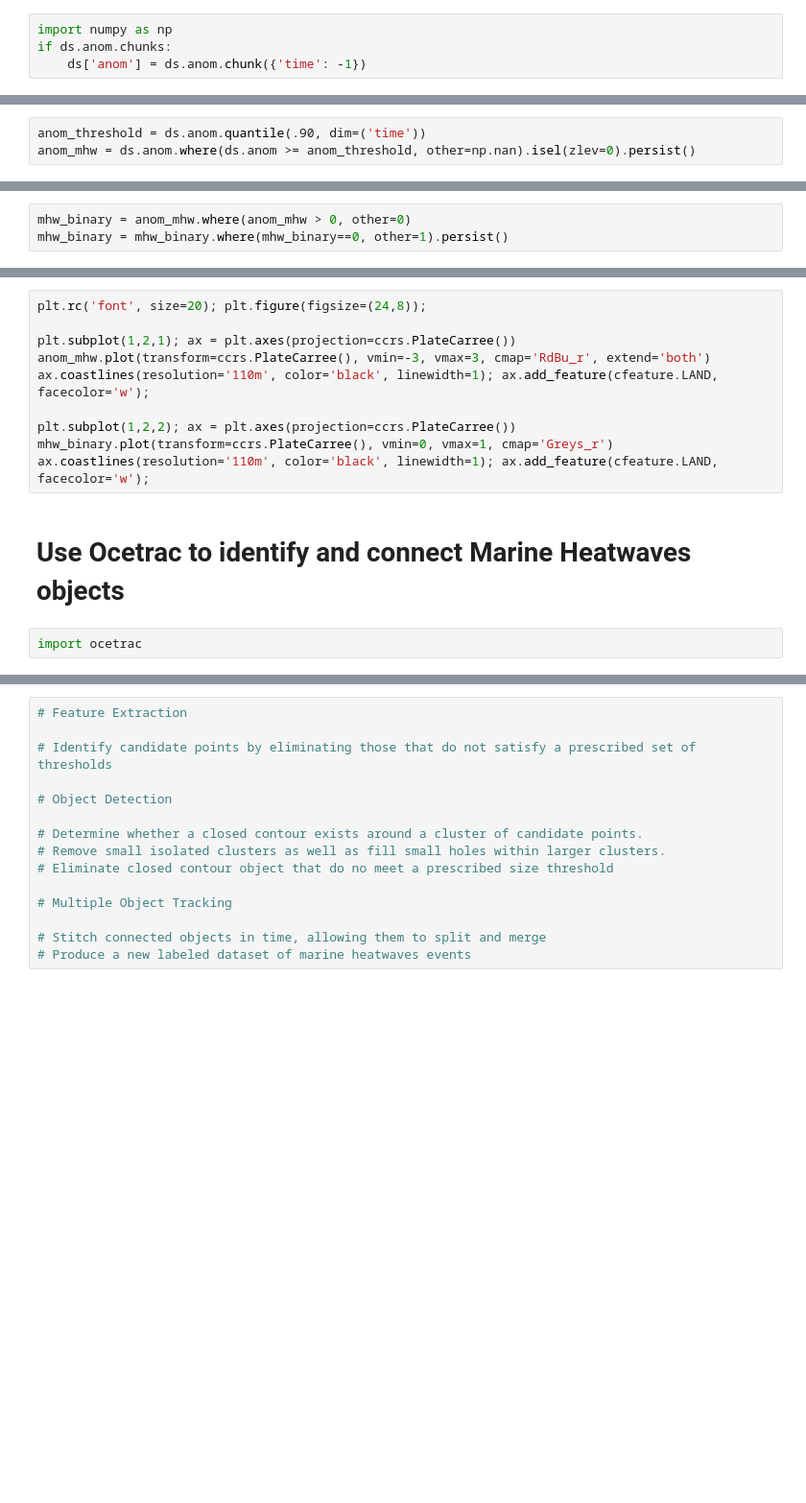
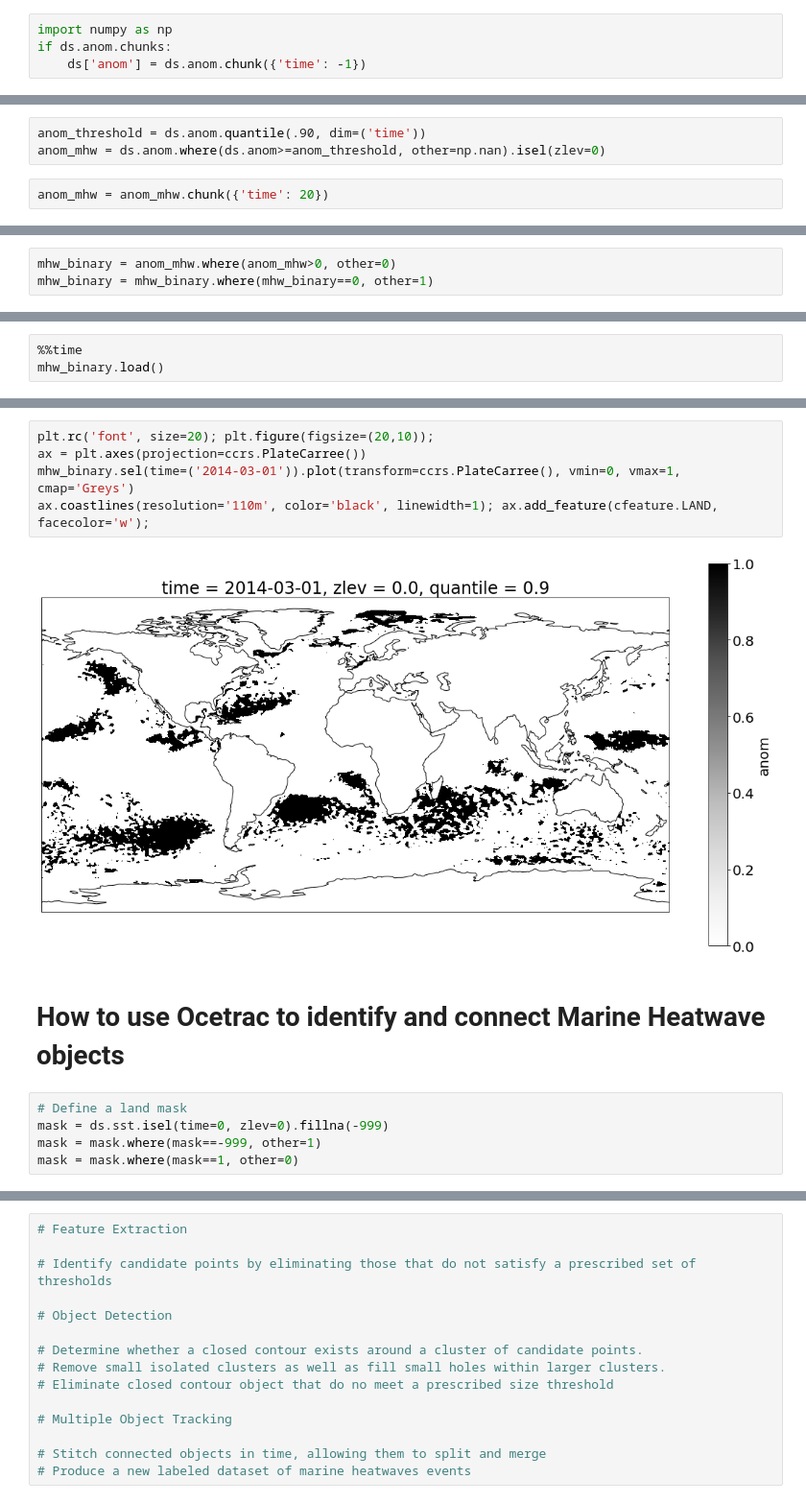
Before and after one commit to ocetrac/scipy2021-talk, a Jupyter notebook: index.ipynb, the cells around one changed output, grey strips where cells are left out. Shown at 96% size. Saved outputs shown, nothing was run; the diff lists cells and outputs as text; blank space fills up the shorter version.

```diff
--- a/index.ipynb
+++ b/index.ipynb
@@ -249,4 +262,6 @@ if ds.anom.chunks:
 # %%
 anom_threshold = ds.anom.quantile(.90, dim=('time'))
-anom_mhw = ds.anom.where(ds.anom >= anom_threshold, other=np.nan).isel(zlev=0).persist()
+anom_mhw = ds.anom.where(ds.anom>=anom_threshold, other=np.nan).isel(zlev=0)
+# %%
+anom_mhw = anom_mhw.chunk({'time': 20})
 # %% [markdown]
@@ -254,3 +273,3 @@ anom_mhw = ds.anom.where(ds.anom >= anom_threshold, other=np.nan).isel(zlev=0).p
 # %%
-mhw_binary = anom_mhw.where(anom_mhw > 0, other=0)
-mhw_binary = mhw_binary.where(mhw_binary==0, other=1).persist()
+mhw_binary = anom_mhw.where(anom_mhw>0, other=0)
+mhw_binary = mhw_binary.where(mhw_binary==0, other=1)
@@ -258,0 +280,3 @@ mhw_binary[0,:,:].plot()
+# %%
+%%time
+mhw_binary.load()
@@ -259,14 +303,14 @@ mhw_binary[0,:,:].plot()
 # %%
-plt.rc('font', size=20); plt.figure(figsize=(24,8));
-
-plt.subplot(1,2,1); ax = plt.axes(projection=ccrs.PlateCarree())
-anom_mhw.plot(transform=ccrs.PlateCarree(), vmin=-3, vmax=3, cmap='RdBu_r', extend='both')
+plt.rc('font', size=20); plt.figure(figsize=(20,10));
+ax = plt.axes(projection=ccrs.PlateCarree())
+mhw_binary.sel(time=('2014-03-01')).plot(transform=ccrs.PlateCarree(), vmin=0, vmax=1, cmap='Greys')
 ax.coastlines(resolution='110m', color='black', linewidth=1); ax.add_feature(cfeature.LAND, facecolor='w');
-
-plt.subplot(1,2,2); ax = plt.axes(projection=ccrs.PlateCarree())
-mhw_binary.plot(transform=ccrs.PlateCarree(), vmin=0, vmax=1, cmap='Greys_r')
-ax.coastlines(resolution='110m', color='black', linewidth=1); ax.add_feature(cfeature.LAND, facecolor='w');
+# %% [output]
+[figure, added]
 # %% [markdown]
-# Use Ocetrac to identify and connect Marine Heatwaves objects
+# How to use Ocetrac to identify and connect Marine Heatwave objects
-# %%
-import ocetrac
+# %%
+# Define a land mask
+mask = ds.sst.isel(time=0, zlev=0).fillna(-999)
+mask = mask.where(mask==-999, other=1)
+mask = mask.where(mask==1, other=0)
```
Also changed, not shown: parts of 34 cells of this notebook, 3 other files.
